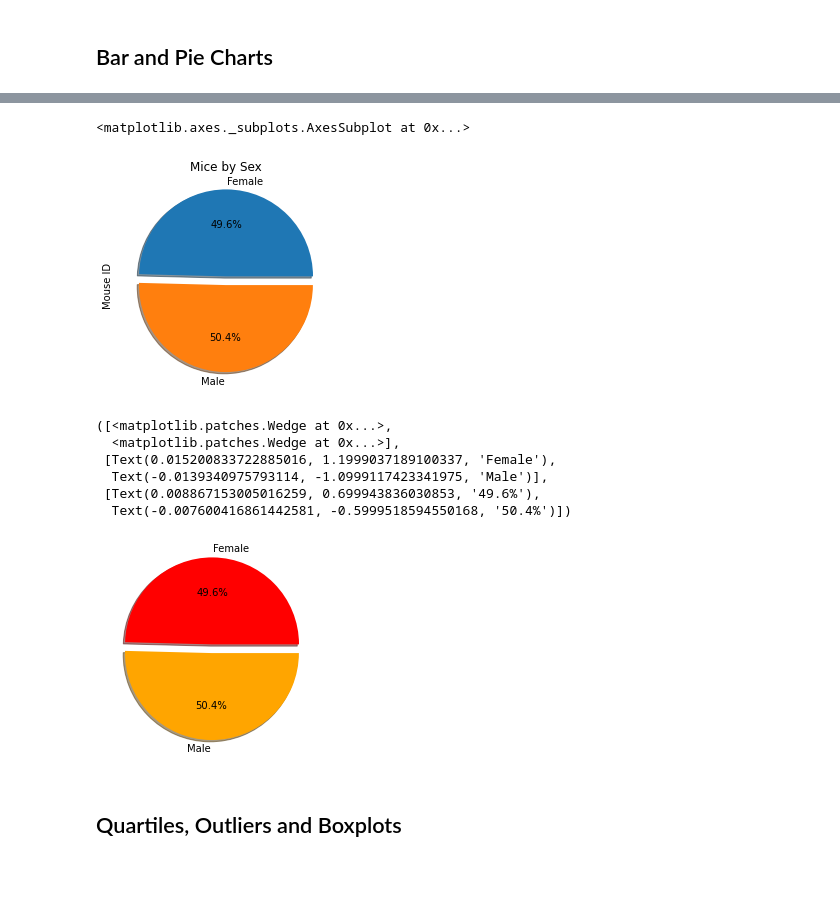
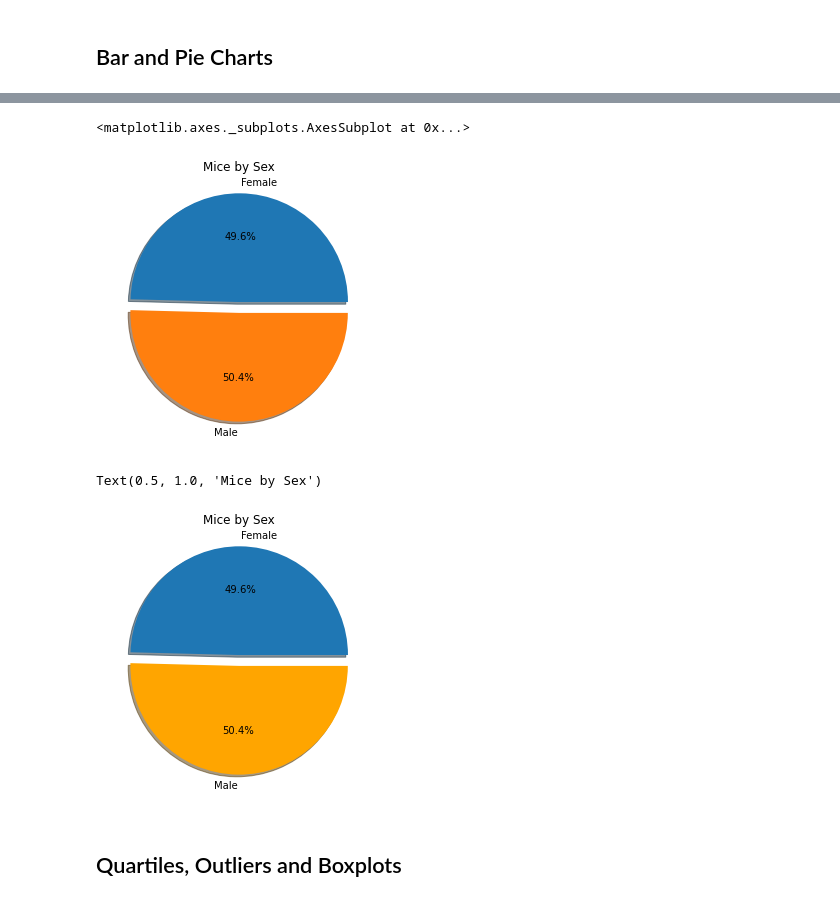
Before and after one commit to Blashford/Matplotlib-Challenge, a Jupyter notebook: main.ipynb, the cells around one changed output, grey strips where cells are left out. Saved outputs shown, nothing was run; the diff lists cells and outputs as text; code cells hidden in the pictures; blank space fills up the shorter version.

```diff
--- a/main.ipynb
+++ b/main.ipynb
@@ -165,26 +174,32 @@ plt.xlim(-0.75, len(x_axis))
 # %%
-# Generate a pie plot showing the distribution of female versus male mice using pandas
+# Making a pie chart using Pandas
+# Grouping by sex and getting the number of unique mice
 gender = clean.groupby("Sex")["Mouse ID"].nunique()
-gender.plot(kind = "pie", autopct='%1.1f%%', shadow=True, explode = [0.1,0], title = "Mice by Sex")
+
+# Getting rid of the series name, otherwise it would show up on the left of the pie chart
+gender.name = ""
+
+# Plotting the pie chart and making it look nice
+gender.plot(kind = "pie", autopct='%1.1f%%', shadow=True, explode = [0.1,0], title = "Mice by Sex", figsize = (5,5))
 # %% [output]
 <matplotlib.axes._subplots.AxesSubplot at 0x...>
-[figure, old version]
+[figure, new version]
 # %%
-# Generate a pie plot showing the distribution of female versus male mice using pyplot
+# Making a pie chart this time using Matplotlib
+# Getting the labels, size, colors and explode stuff in variables
 labels = gender.index
 size = gender
-colors = ["red", "orange"]
+colors = ["#1F77B4", "orange"]
 explode = (0.1,0)
+
+# Changing the figure size and plotting the pie chart. Also adding the title
+plt.figure(figsize=(5,5))
 plt.pie(size, explode=explode, labels=labels, colors=colors,
         autopct="%1.1f%%", shadow=True)
+plt.title("Mice by Sex")
 # %% [output]
-([<matplotlib.patches.Wedge at 0x...>,
-  <matplotlib.patches.Wedge at 0x...>],
- [Text(0.015200833722885016, 1.1999037189100337, 'Female'),
-  Text(-0.0139340975793114, -1.0999117423341975, 'Male')],
- [Text(0.008867153005016259, 0.699943836030853, '49.6%'),
-  Text(-0.007600416861442581, -0.5999518594550168, '50.4%')])
+Text(0.5, 1.0, 'Mice by Sex')
-[figure, old version]
+[figure, new version]
 # %% [markdown]
 ## Quartiles, Outliers and Boxplots
 # %%
```
Also changed, not shown: parts of 20 cells of this notebook.
